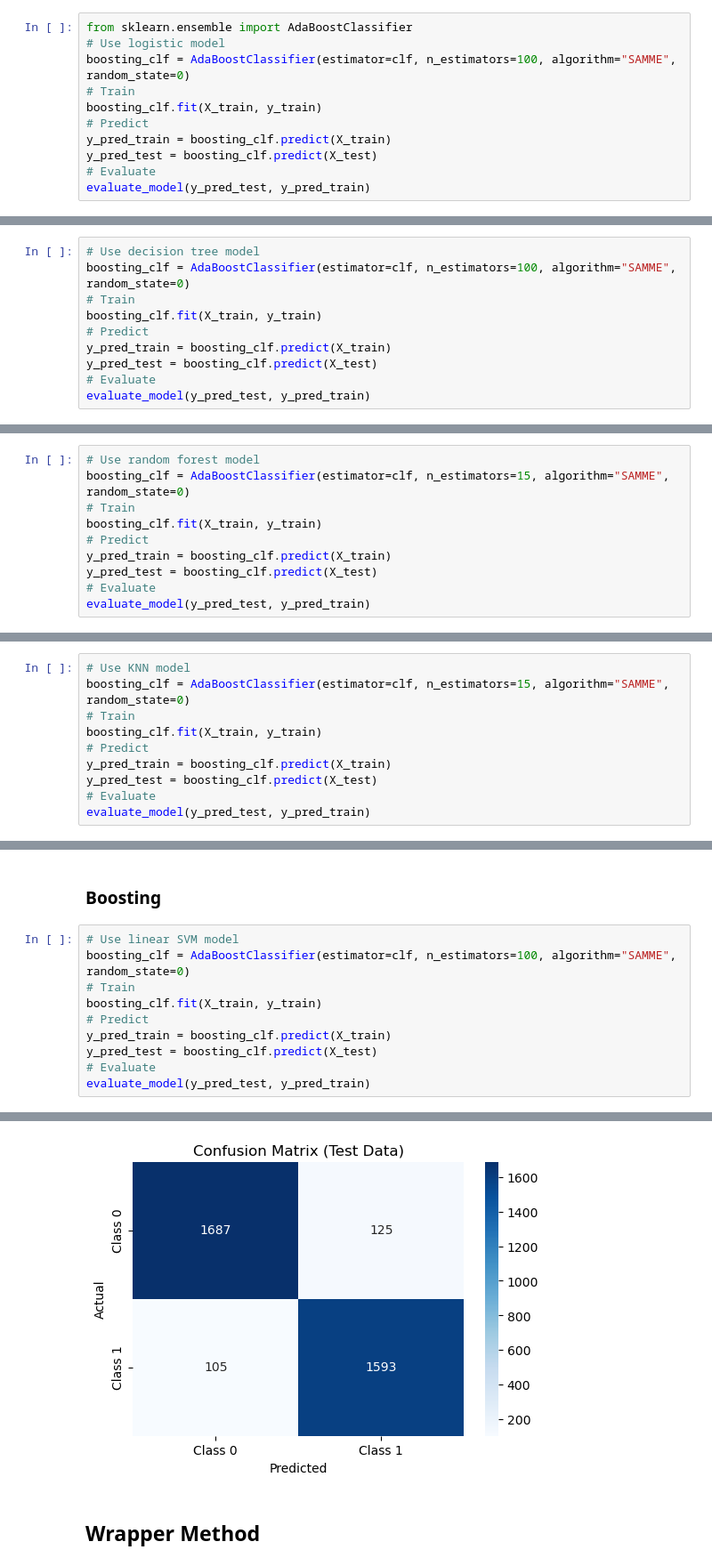
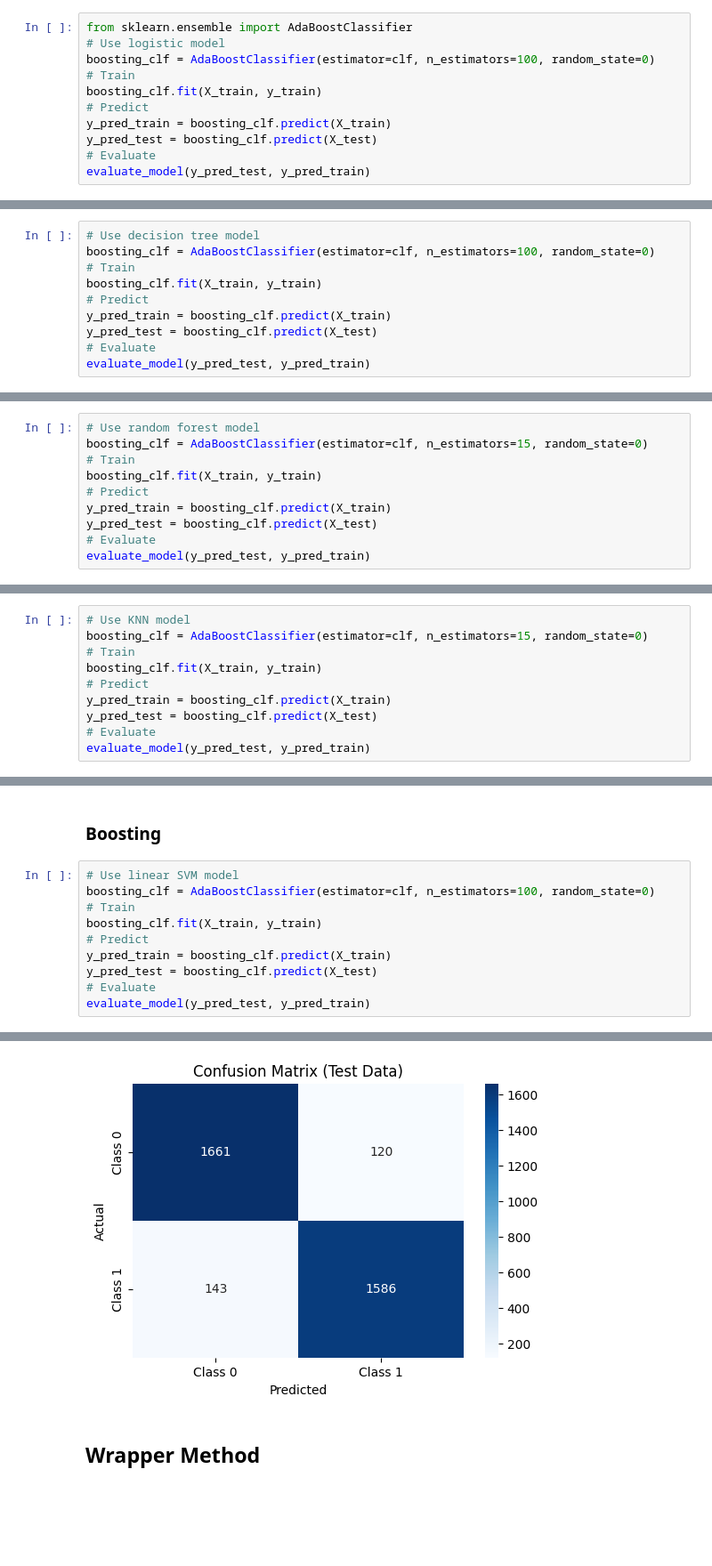
Before and after one commit to malangadan/Challengers, a Jupyter notebook: Challengers.ipynb, the cells around one changed output, grey strips where cells are left out. Shown at 89% size. Cells and saved outputs as stored; diff of their text form; blank space fills up the shorter version.

```diff
--- a/Challengers.ipynb
+++ b/Challengers.ipynb
@@ -349,7 +392,7 @@ X_train shape: (14037, 30)
 # %%
 from sklearn.ensemble import AdaBoostClassifier
 # Use logistic model
-boosting_clf = AdaBoostClassifier(estimator=clf, n_estimators=100, algorithm="SAMME", random_state=0)
+boosting_clf = AdaBoostClassifier(estimator=clf, n_estimators=100, random_state=0)
 # Train
 boosting_clf.fit(X_train, y_train)
 # Predict
@@ -490,7 +510,7 @@ X_train shape: (14037, 30)
 ### Boosting
 # %%
 # Use decision tree model
-boosting_clf = AdaBoostClassifier(estimator=clf, n_estimators=100, algorithm="SAMME", random_state=0)
+boosting_clf = AdaBoostClassifier(estimator=clf, n_estimators=100, random_state=0)
 # Train
 boosting_clf.fit(X_train, y_train)
 # Predict
@@ -638,7 +622,7 @@ X_train shape: (14037, 30)
 ### Boosting
 # %%
 # Use random forest model
-boosting_clf = AdaBoostClassifier(estimator=clf, n_estimators=15, algorithm="SAMME", random_state=0)
+boosting_clf = AdaBoostClassifier(estimator=clf, n_estimators=15, random_state=0)
 # Train
 boosting_clf.fit(X_train, y_train)
 # Predict
@@ -775,7 +759,7 @@ X_train shape: (14037, 30)
 ### Boosting
 # %%
 # Use KNN model
-boosting_clf = AdaBoostClassifier(estimator=clf, n_estimators=15, algorithm="SAMME", random_state=0)
+boosting_clf = AdaBoostClassifier(estimator=clf, n_estimators=15, random_state=0)
 # Train
 boosting_clf.fit(X_train, y_train)
 # Predict
@@ -916,7 +860,7 @@ X_train shape: (14037, 30)
 ### Boosting
 # %%
 # Use linear SVM model
-boosting_clf = AdaBoostClassifier(estimator=clf, n_estimators=100, algorithm="SAMME", random_state=0)
+boosting_clf = AdaBoostClassifier(estimator=clf, n_estimators=100, random_state=0)
 # Train
 boosting_clf.fit(X_train, y_train)
 # Predict
@@ -939,6 +883,6 @@ F1 Score: 0.9365533009431266
 
 X_train shape: (14037, 30)
-[figure, old version]
+[figure, new version]
 # %% [markdown]
 ## Wrapper Method
 # %%
```
Also changed, not shown: parts of 40 cells of this notebook.
